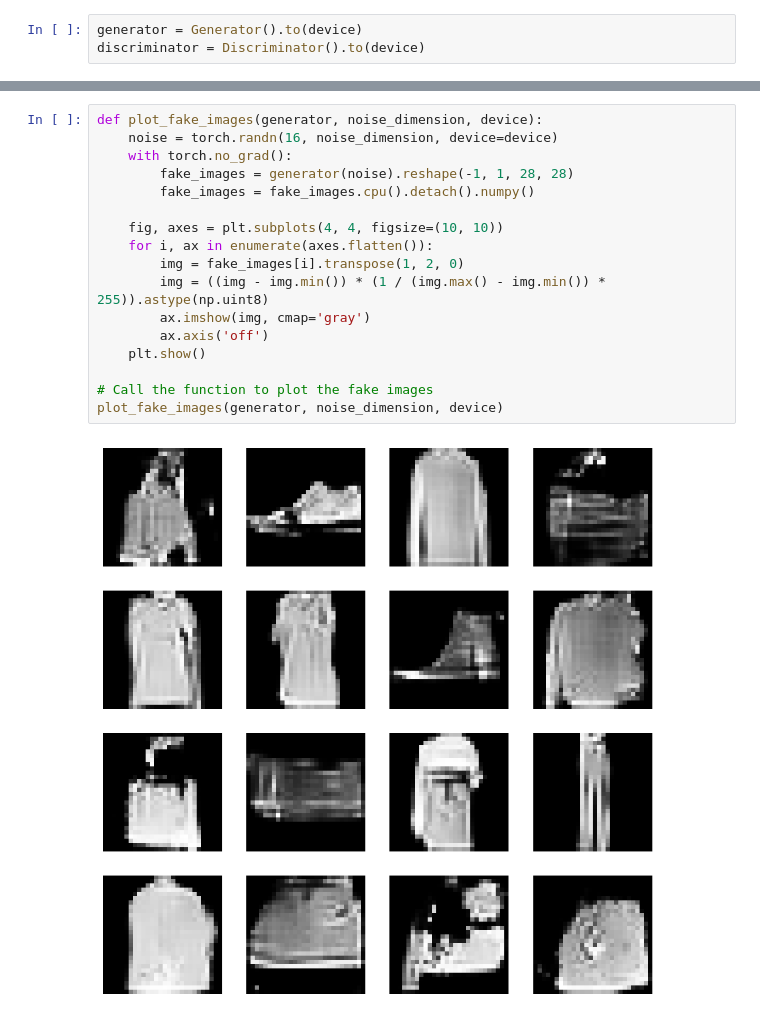
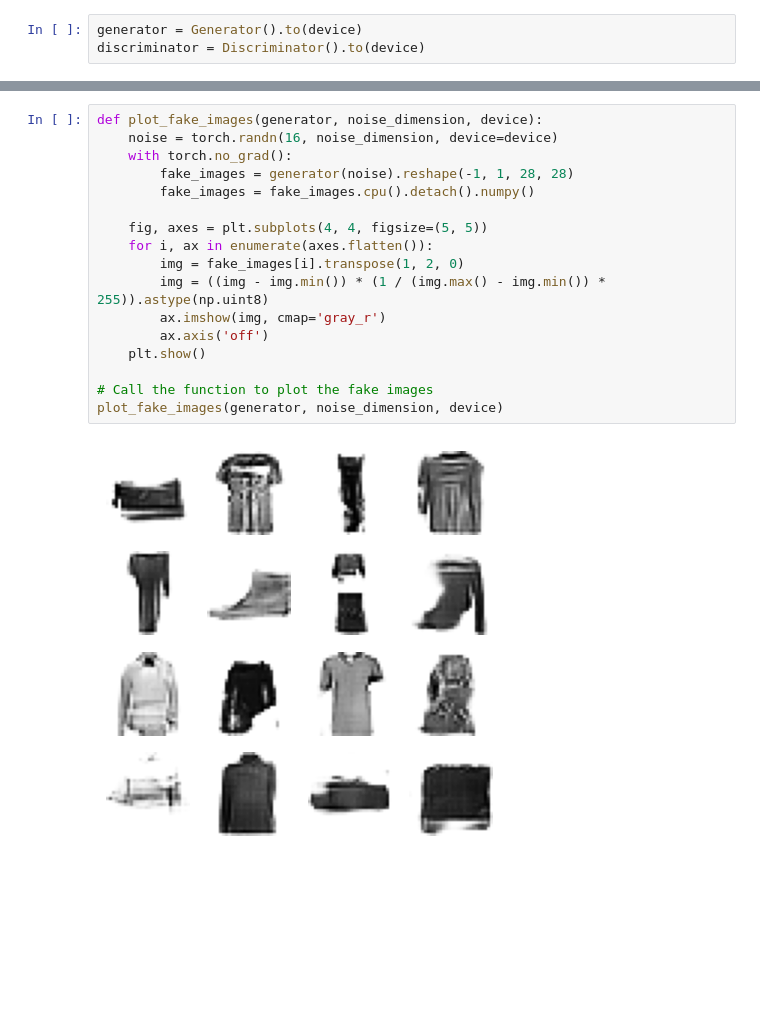
Before and after one commit to Dopo0/Project-deep-unsupervised-learning, a Jupyter notebook: GAN_2.ipynb, the cells around one changed output, grey strips where cells are left out. Drawn from its saved outputs; the diff is of its cells as text; blank space fills up the shorter version.

```diff
--- a/GAN_2.ipynb
+++ b/GAN_2.ipynb
@@ -178,22 +178,22 @@ Epoch [150/150], Step [900/938], D_loss: 1.3245925307273865, G_loss: 0.937840163
 # %%
 def plot_fake_images(generator, noise_dimension, device):
     noise = torch.randn(16, noise_dimension, device=device)
     with torch.no_grad():
         fake_images = generator(noise).reshape(-1, 1, 28, 28)
         fake_images = fake_images.cpu().detach().numpy()
 
-    fig, axes = plt.subplots(4, 4, figsize=(10, 10))
+    fig, axes = plt.subplots(4, 4, figsize=(5, 5))
     for i, ax in enumerate(axes.flatten()):
         img = fake_images[i].transpose(1, 2, 0)
         img = ((img - img.min()) * (1 / (img.max() - img.min()) * 255)).astype(np.uint8)
-        ax.imshow(img, cmap='gray')
+        ax.imshow(img, cmap='gray_r')
         ax.axis('off')
     plt.show()
 
 # Call the function to plot the fake images
 plot_fake_images(generator, noise_dimension, device)
 # %% [output]
-[figure, old version]
+[figure, new version]
 # %%
 def plot_fake_images(generator, noise_dimension, device):
     noise = torch.randn(16, noise_dimension, device=device)
```
Also changed, not shown: parts of 2 cells of this notebook, 1 other file.
